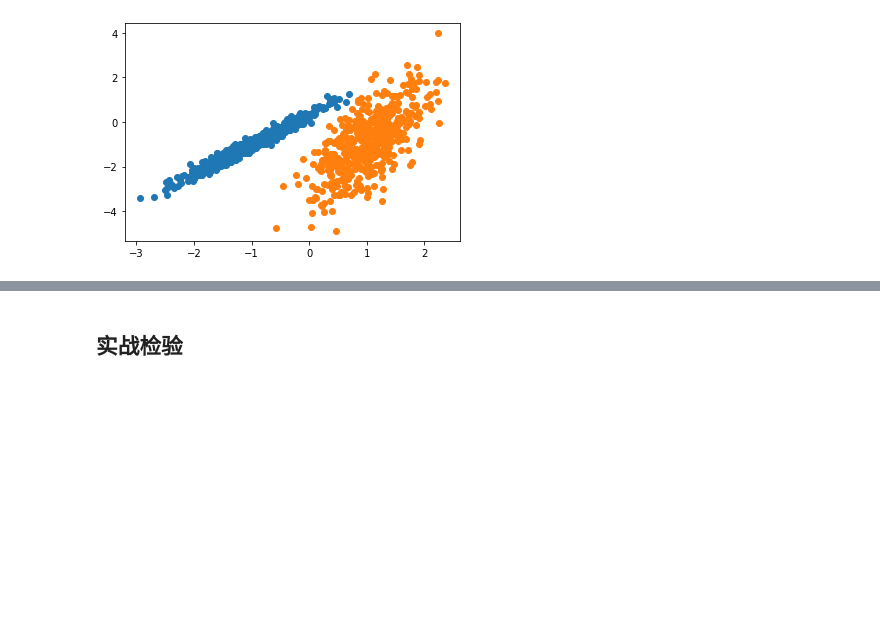
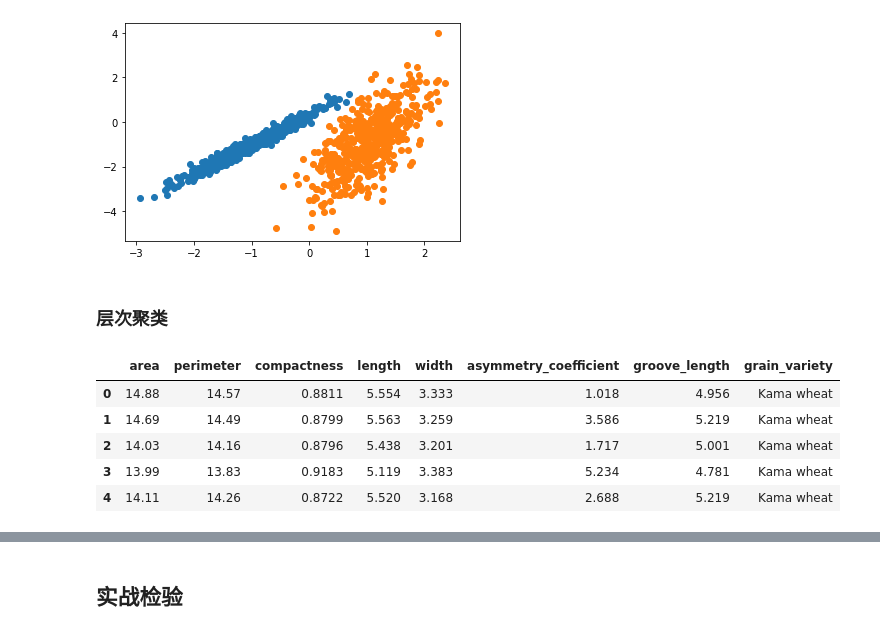
Before and after one commit to XuRui314/MathematicalModeling, a Jupyter notebook: Clustering.ipynb, the cells around one changed output, grey strips where cells are left out. Saved outputs shown, nothing was run; the diff lists cells and outputs as text; code cells hidden in the pictures; blank space fills up the shorter version.

```diff
--- a/Clustering.ipynb
+++ b/Clustering.ipynb
@@ -331,3 +331,19 @@ for cluster in clusters:
 pyplot.show()
 # %% [output]
 [figure]
+# %% [markdown]
+### 层次聚类
+# %%
+# 下面换数据集了
+# Reading the DataFrame
+seeds_df = pd.read_csv(
+ "https://raw.githubusercontent.com/vihar/unsupervised-learning-with-python/master/seeds-less-rows.csv")
+# %%
+seeds_df[0:5]
+# %% [output]
+|  | area | perimeter | compactness | length | width | asymmetry_coefficient | groove_length | grain_variety |
+| 0 | 14.88 | 14.57 | 0.8811 | 5.554 | 3.333 | 1.018 | 4.956 | Kama wheat |
+| 1 | 14.69 | 14.49 | 0.8799 | 5.563 | 3.259 | 3.586 | 5.219 | Kama wheat |
+| 2 | 14.03 | 14.16 | 0.8796 | 5.438 | 3.201 | 1.717 | 5.001 | Kama wheat |
+| 3 | 13.99 | 13.83 | 0.9183 | 5.119 | 3.383 | 5.234 | 4.781 | Kama wheat |
+| 4 | 14.11 | 14.26 | 0.8722 | 5.520 | 3.168 | 2.688 | 5.219 | Kama wheat |
```
Also changed, not shown: parts of 6 cells of this notebook.
